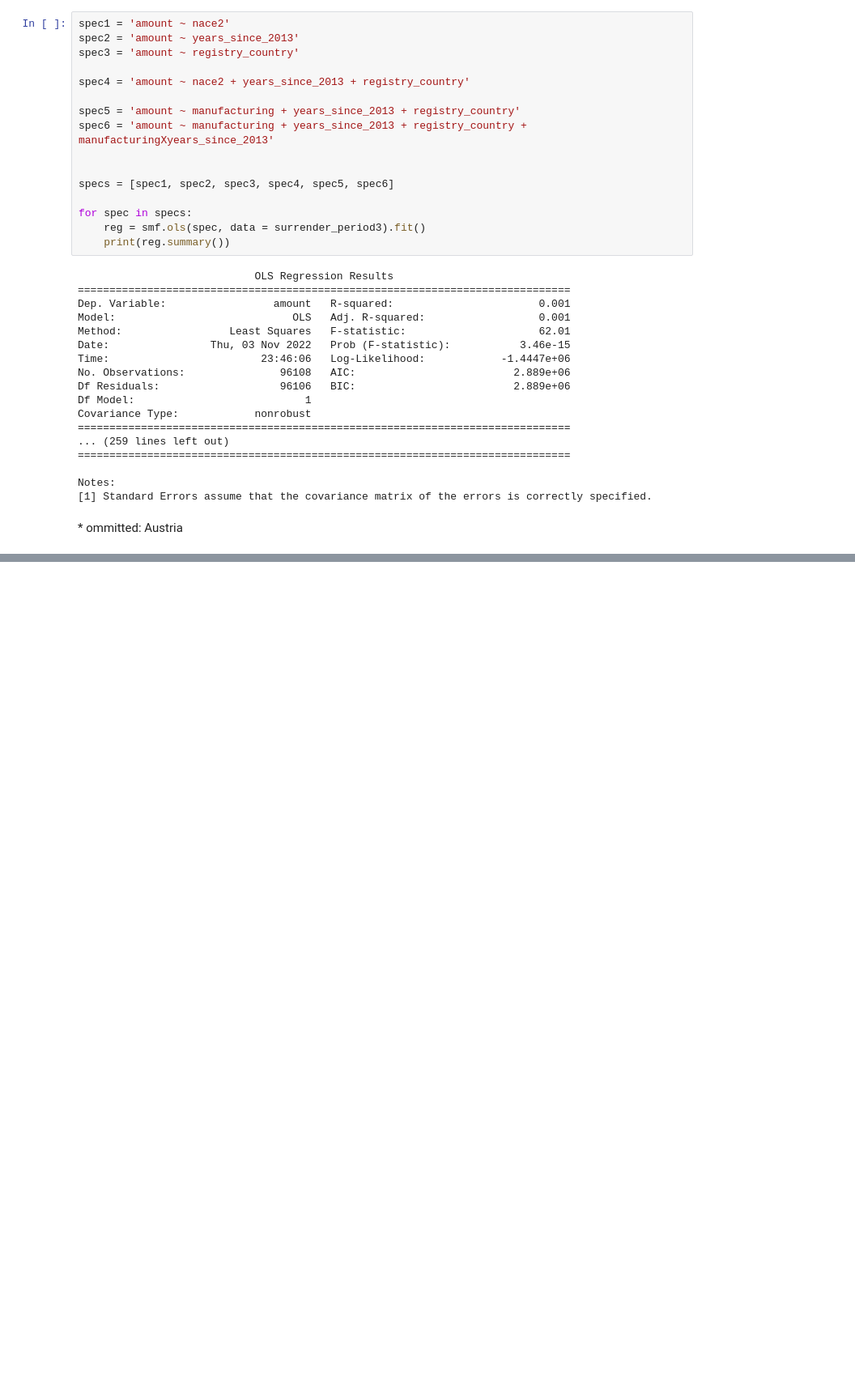
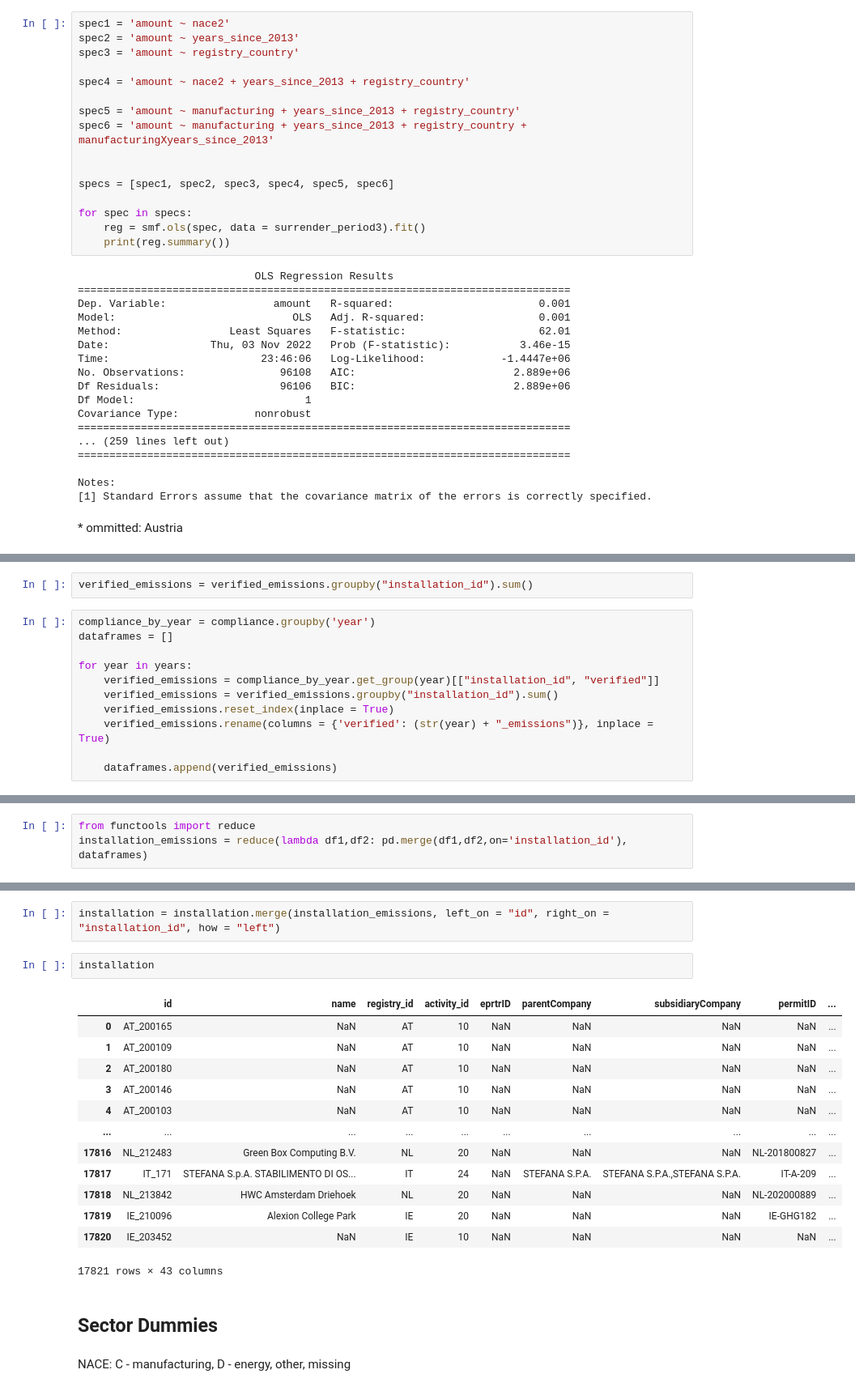
Before and after one commit to joshder/Emission-Trading, a Jupyter notebook: Code/Emissions Trading.ipynb, the cells around one changed output, grey strips where cells are left out. Shown at 81% size. Saved outputs shown, nothing was run; the diff lists cells and outputs as text; blank space fills up the shorter version.

Commit message:
Code for Nov 22 meeting: using verified emissions from compliance data, sector dummies for regression, eurostat emission data, updated regressions, initial causal models

```diff
--- a/Code/Emissions Trading.ipynb
+++ b/Code/Emissions Trading.ipynb
@@ -665,0 +677,13 @@ Notes:
+# %%
+verified_emissions = verified_emissions.groupby("installation_id").sum()
+# %%
+compliance_by_year = compliance.groupby('year')
+dataframes = []
+
+for year in years:
+    verified_emissions = compliance_by_year.get_group(year)[["installation_id", "verified"]]
+    verified_emissions = verified_emissions.groupby("installation_id").sum()
+    verified_emissions.reset_index(inplace = True)
+    verified_emissions.rename(columns = {'verified': (str(year) + "_emissions")}, inplace = True)
+
+    dataframes.append(verified_emissions)
@@ -665,0 +700,3 @@ Notes:
+# %%
+from functools import reduce
+installation_emissions = reduce(lambda df1,df2: pd.merge(df1,df2,on='installation_id'), dataframes)
@@ -665,0 +719,22 @@ Notes:
+# %%
+installation = installation.merge(installation_emissions, left_on = "id", right_on = "installation_id", how = "left")
+# %%
+installation
+# %% [output]
+|  | id | name | registry_id | activity_id | eprtrID | parentCompany | subsidiaryCompany | permitID | ... |
+| 0 | AT_200165 | NaN | AT | 10 | NaN | NaN | NaN | NaN | ... |
+| 1 | AT_200109 | NaN | AT | 10 | NaN | NaN | NaN | NaN | ... |
+| 2 | AT_200180 | NaN | AT | 10 | NaN | NaN | NaN | NaN | ... |
+| 3 | AT_200146 | NaN | AT | 10 | NaN | NaN | NaN | NaN | ... |
+| 4 | AT_200103 | NaN | AT | 10 | NaN | NaN | NaN | NaN | ... |
+| ... | ... | ... | ... | ... | ... | ... | ... | ... | ... |
+| 17816 | NL_212483 | Green Box Computing B.V. | NL | 20 | NaN | NaN | NaN | NL-201800827 | ... |
+| 17817 | IT_171 | STEFANA S.p.A. STABILIMENTO DI OS... | IT | 24 | NaN | STEFANA S.P.A. | STEFANA S.P.A.,STEFANA S.P.A. | IT-A-209 | ... |
+| 17818 | NL_213842 | HWC Amsterdam Driehoek | NL | 20 | NaN | NaN | NaN | NL-202000889 | ... |
+| 17819 | IE_210096 | Alexion College Park | IE | 20 | NaN | NaN | NaN | IE-GHG182 | ... |
+| 17820 | IE_203452 | NaN | IE | 10 | NaN | NaN | NaN | NaN | ... |
+17821 rows × 43 columns
+# %% [markdown]
+## Sector Dummies
+# %% [markdown]
+NACE: C - manufacturing, D - energy, other, missing
```
Also changed, not shown: parts of 40 cells of this notebook.
